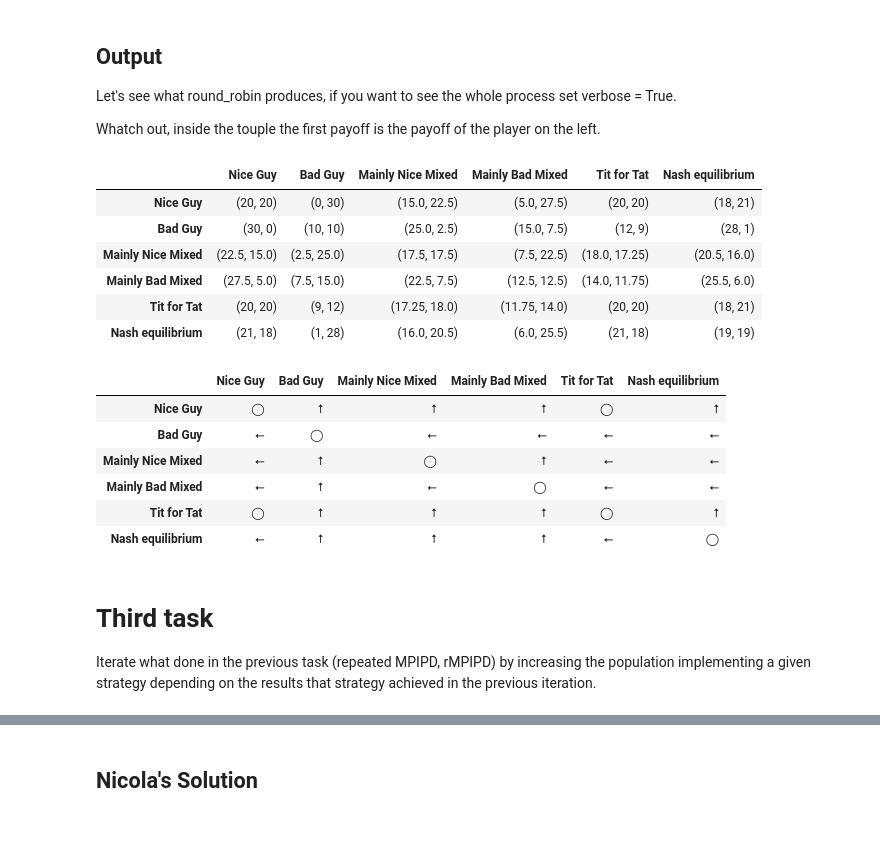
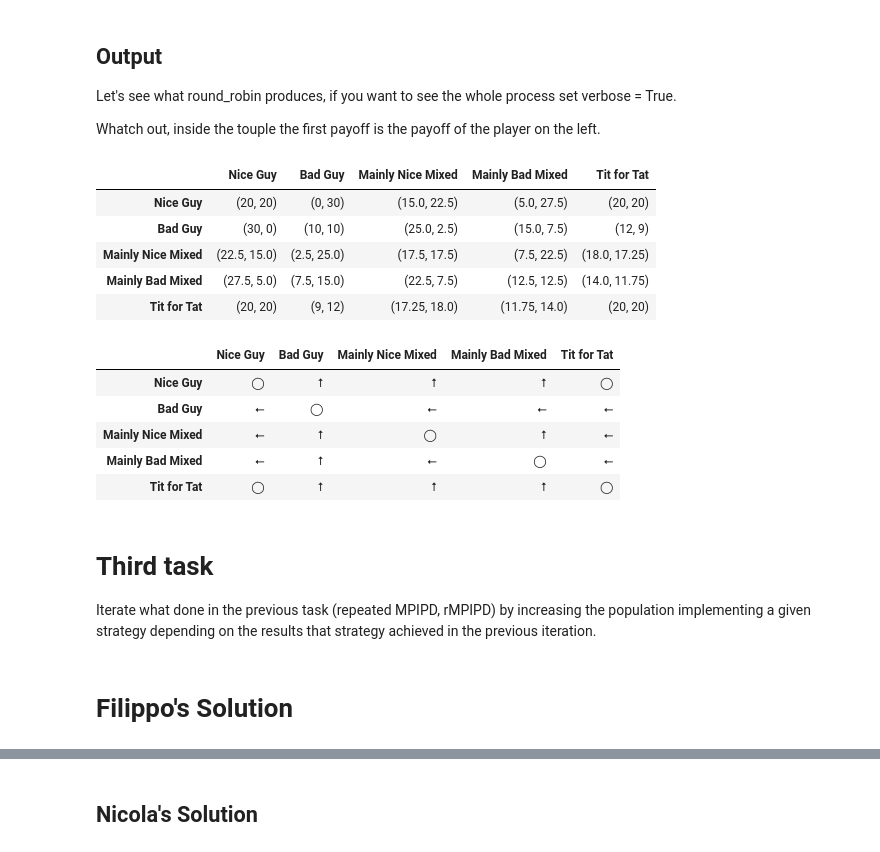
Before and after one commit to nicoladalbello2/HLPProject, a Jupyter notebook: Project.ipynb, the cells around one changed output, grey strips where cells are left out. Drawn from its saved outputs; the diff is of its cells as text; code cells hidden in the pictures.

Commit message:
added another possible solution for the third

```diff
--- a/Project.ipynb
+++ b/Project.ipynb
@@ -554,9 +554,18 @@ def round_robin(strategies, labels, number_of_stage, verbose=False):
                 if verbose:
                     print('\nPlayer', s_label, 'wins\n\n')
             payoffs[i, j] = outcome
-    payoffs = pd.DataFrame(payoffs, columns = strategy_labels , index= strategy_labels)
-    winners = pd.DataFrame(winners, columns = strategy_labels , index= strategy_labels)
+    payoffs = pd.DataFrame(payoffs, columns = labels , index= labels)
+    winners = pd.DataFrame(winners, columns = labels , index= labels)
     return payoffs, winners
+
+def simplified_round_robin(strategies, labels, number_of_stage):
+    payoffs = np.empty((len(strategies),len(strategies)), dtype=object)
+    for i, f_strat in enumerate(strategies):
+        for j, s_strat in enumerate(strategies):
+            outcome = play(f_strat, s_strat, number_of_stage)
+            payoffs[i, j] = outcome[0]
+    payoffs = pd.DataFrame(payoffs, columns = labels , index= labels)
+    return payoffs
 # %% [markdown]
 ## Output
 
@@ -564,29 +573,29 @@ Let's see what round_robin produces, if you want to see the whole process set ve
 
 Whatch out, inside the touple the first payoff is the payoff of the player on the left.
 # %%
-strategies = [nice_guy, bad_guy, mainly_nice_mixed, mainly_bad_mixed, tit_for_tat, nash_equilibrium]
-strategy_labels =['Nice Guy','Bad Guy','Mainly Nice Mixed', 'Mainly Bad Mixed', 'Tit for Tat', 'Nash equilibrium']
+strategies = [nice_guy, bad_guy, mainly_nice_mixed, mainly_bad_mixed, tit_for_tat]
+strategy_labels =['Nice Guy','Bad Guy','Mainly Nice Mixed', 'Mainly Bad Mixed', 'Tit for Tat']
 
 payoffs, winners = round_robin(strategies, strategy_labels, n, verbose=False)
 
 display(payoffs)
 display(winners)
 # %% [output]
-|  | Nice Guy | Bad Guy | Mainly Nice Mixed | Mainly Bad Mixed | Tit for Tat | Nash equilibrium |
-| Nice Guy | (20, 20) | (0, 30) | (15.0, 22.5) | (5.0, 27.5) | (20, 20) | (18, 21) |
-| Bad Guy | (30, 0) | (10, 10) | (25.0, 2.5) | (15.0, 7.5) | (12, 9) | (28, 1) |
-| Mainly Nice Mixed | (22.5, 15.0) | (2.5, 25.0) | (17.5, 17.5) | (7.5, 22.5) | (18.0, 17.25) | (20.5, 16.0) |
-| Mainly Bad Mixed | (27.5, 5.0) | (7.5, 15.0) | (22.5, 7.5) | (12.5, 12.5) | (14.0, 11.75) | (25.5, 6.0) |
-| Tit for Tat | (20, 20) | (9, 12) | (17.25, 18.0) | (11.75, 14.0) | (20, 20) | (18, 21) |
-| Nash equilibrium | (21, 18) | (1, 28) | (16.0, 20.5) | (6.0, 25.5) | (21, 18) | (19, 19) |
+|  | Nice Guy | Bad Guy | Mainly Nice Mixed | Mainly Bad Mixed | Tit for Tat |
+| Nice Guy | (20, 20) | (0, 30) | (15.0, 22.5) | (5.0, 27.5) | (20, 20) |
+| Bad Guy | (30, 0) | (10, 10) | (25.0, 2.5) | (15.0, 7.5) | (12, 9) |
+| Mainly Nice Mixed | (22.5, 15.0) | (2.5, 25.0) | (17.5, 17.5) | (7.5, 22.5) | (18.0, 17.25) |
+| Mainly Bad Mixed | (27.5, 5.0) | (7.5, 15.0) | (22.5, 7.5) | (12.5, 12.5) | (14.0, 11.75) |
+| Tit for Tat | (20, 20) | (9, 12) | (17.25, 18.0) | (11.75, 14.0) | (20, 20) |
-|  | Nice Guy | Bad Guy | Mainly Nice Mixed | Mainly Bad Mixed | Tit for Tat | Nash equilibrium |
-| Nice Guy | ◯ | ⭡ | ⭡ | ⭡ | ◯ | ⭡ |
-| Bad Guy | ⭠ | ◯ | ⭠ | ⭠ | ⭠ | ⭠ |
-| Mainly Nice Mixed | ⭠ | ⭡ | ◯ | ⭡ | ⭠ | ⭠ |
-| Mainly Bad Mixed | ⭠ | ⭡ | ⭠ | ◯ | ⭠ | ⭠ |
-| Tit for Tat | ◯ | ⭡ | ⭡ | ⭡ | ◯ | ⭡ |
-| Nash equilibrium | ⭠ | ⭡ | ⭡ | ⭡ | ⭠ | ◯ |
+|  | Nice Guy | Bad Guy | Mainly Nice Mixed | Mainly Bad Mixed | Tit for Tat |
+| Nice Guy | ◯ | ⭡ | ⭡ | ⭡ | ◯ |
+| Bad Guy | ⭠ | ◯ | ⭠ | ⭠ | ⭠ |
+| Mainly Nice Mixed | ⭠ | ⭡ | ◯ | ⭡ | ⭠ |
+| Mainly Bad Mixed | ⭠ | ⭡ | ⭠ | ◯ | ⭠ |
+| Tit for Tat | ◯ | ⭡ | ⭡ | ⭡ | ◯ |
 # %% [markdown]
 # Third task
 
 Iterate what done in the previous task (repeated MPIPD, rMPIPD) by increasing the population implementing a given strategy depending on the results that strategy achieved in the previous iteration.
+# %% [markdown]
+# Filippo's Solution
```
Also changed, not shown: parts of 15 cells of this notebook.
